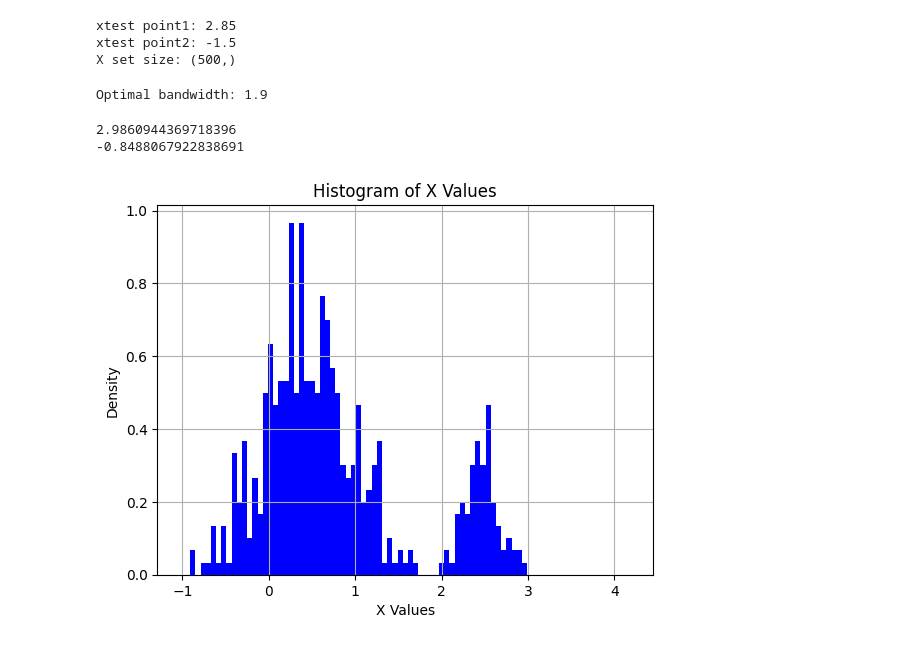
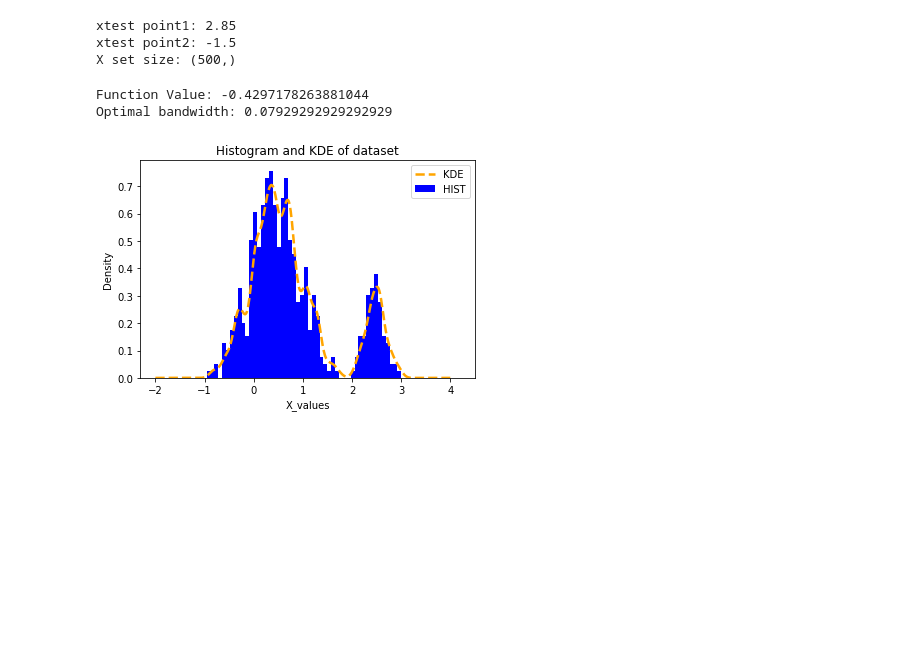
Before and after one commit to EricMLarsen/Spring_2024, a Jupyter notebook: ML_Stats/Homeworks/HW5/Problem6.ipynb, the cells around one changed output. Cells and saved outputs as stored; diff of their text form; code cells hidden in the pictures; blank space fills up the shorter version.

Commit message:
problem 6 working, only have 3 and 5 left

```diff
--- a/ML_Stats/Homeworks/HW5/Problem6.ipynb
+++ b/ML_Stats/Homeworks/HW5/Problem6.ipynb
@@ -97,25 +131,29 @@ X set size: (500,)
 #Part A) Figure out the bandwidth parameter first
 
 #solve for the best bandwidth for the problem
-optimal_bandwidth = least_squared_loocv(X)
+optimal_bandwidth, min_error = least_squared_loocv(X)
+print('Function Value:', min_error)
 print("Optimal bandwidth:", optimal_bandwidth)
 # %% [output]
-Optimal bandwidth: 1.9
+Function Value: -0.4297178263881044
+Optimal bandwidth: 0.07929292929292929
 # %%
+#Getting what the true distribution should look like
+#plot the kde, from -2 to 4
+x_values = np.linspace(-2, 4, 500)
+kde_values = [kde(x, X, optimal_bandwidth) for x in x_values]
 #Getting the histrogram for a sanity check
-print(np.max(X))
-print(np.min(X))
-width = 0.06
-bin_edges = np.arange(-1,4.25,width)
+width = optimal_bandwidth
+bin_edges = np.arange(-1,4.25,width)3
 hist, _ = np.histogram(X,bins=bin_edges,density=True)
 # Plot histogram
-plt.bar(bin_edges[:-1],hist,width=width,color='blue')
-plt.title('Histogram of X Values')
-plt.xlabel('X Values')
+plt.bar(bin_edges[:-1],hist,width=width,color='blue',label='HIST')
+plt.title('Histogram and KDE of dataset')
+plt.plot(x_values, kde_values,color='orange',label='KDE',linewidth='2.5',linestyle='--')
+plt.xlabel('X_values')
 plt.ylabel('Density')
-plt.grid(True)
+plt.legend()
+plt.savefig('Figures/Problem_6_KDEHIST.png',dpi=200)
 plt.show()
 # %% [output]
-2.9860944369718396
--0.8488067922838691
-[figure, old version]
+[figure, new version]
```
Also changed, not shown: parts of 4 cells of this notebook, 7 other files.
